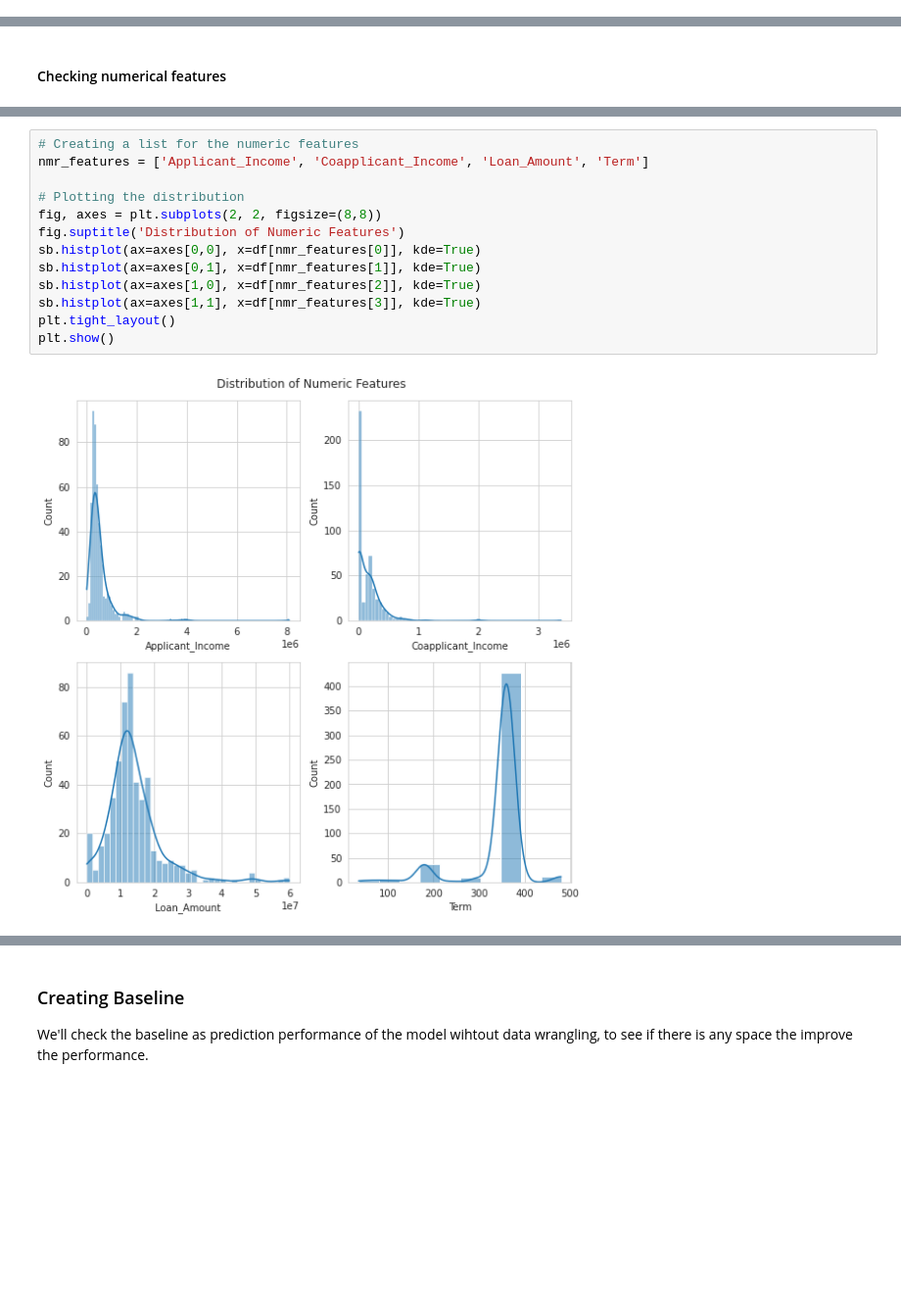
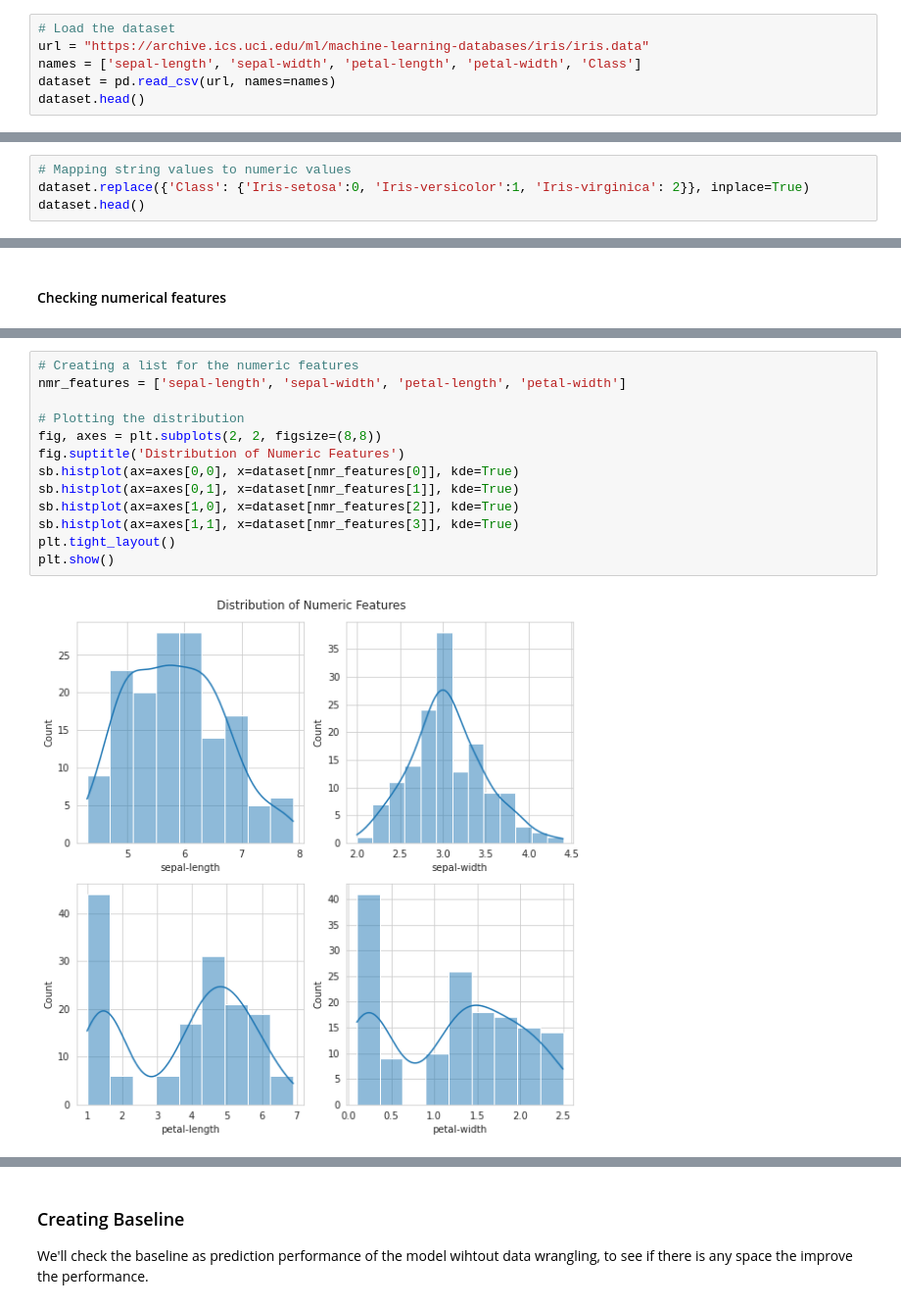
Before and after one commit to muscak/Master-Machine-Learning-Algorithms, a Jupyter notebook: Nonlinear-Algorithms/Gaussian-Naive-Bayes/Gaussian_Naive_Bayes.ipynb, the cells around one changed output, grey strips where cells are left out. Shown at 98% size. Saved outputs shown, nothing was run; the diff lists cells and outputs as text; blank space fills up the shorter version.

```diff
--- a/Nonlinear-Algorithms/Gaussian-Naive-Bayes/Gaussian_Naive_Bayes.ipynb
+++ b/Nonlinear-Algorithms/Gaussian-Naive-Bayes/Gaussian_Naive_Bayes.ipynb
@@ -234,0 +218,6 @@ df.head()
+# %%
+# Load the dataset
+url = "https://archive.ics.uci.edu/ml/machine-learning-databases/iris/iris.data"
+names = ['sepal-length', 'sepal-width', 'petal-length', 'petal-width', 'Class']
+dataset = pd.read_csv(url, names=names)
+dataset.head()
@@ -352,0 +283,4 @@ df.head()
+# %%
+# Mapping string values to numeric values
+dataset.replace({'Class': {'Iris-setosa':0, 'Iris-versicolor':1, 'Iris-virginica': 2}}, inplace=True)
+dataset.head()
@@ -355,15 +301,15 @@ df.head()
 # %%
 # Creating a list for the numeric features
-nmr_features = ['Applicant_Income', 'Coapplicant_Income', 'Loan_Amount', 'Term']
+nmr_features = ['sepal-length', 'sepal-width', 'petal-length', 'petal-width']
 
 # Plotting the distribution
 fig, axes = plt.subplots(2, 2, figsize=(8,8))
 fig.suptitle('Distribution of Numeric Features')
-sb.histplot(ax=axes[0,0], x=df[nmr_features[0]], kde=True)
-sb.histplot(ax=axes[0,1], x=df[nmr_features[1]], kde=True)
-sb.histplot(ax=axes[1,0], x=df[nmr_features[2]], kde=True)
-sb.histplot(ax=axes[1,1], x=df[nmr_features[3]], kde=True)
+sb.histplot(ax=axes[0,0], x=dataset[nmr_features[0]], kde=True)
+sb.histplot(ax=axes[0,1], x=dataset[nmr_features[1]], kde=True)
+sb.histplot(ax=axes[1,0], x=dataset[nmr_features[2]], kde=True)
+sb.histplot(ax=axes[1,1], x=dataset[nmr_features[3]], kde=True)
 plt.tight_layout()
 plt.show()
 # %% [output]
-[figure, old version]
+[figure, new version]
```
Also changed, not shown: parts of 40 cells of this notebook.
